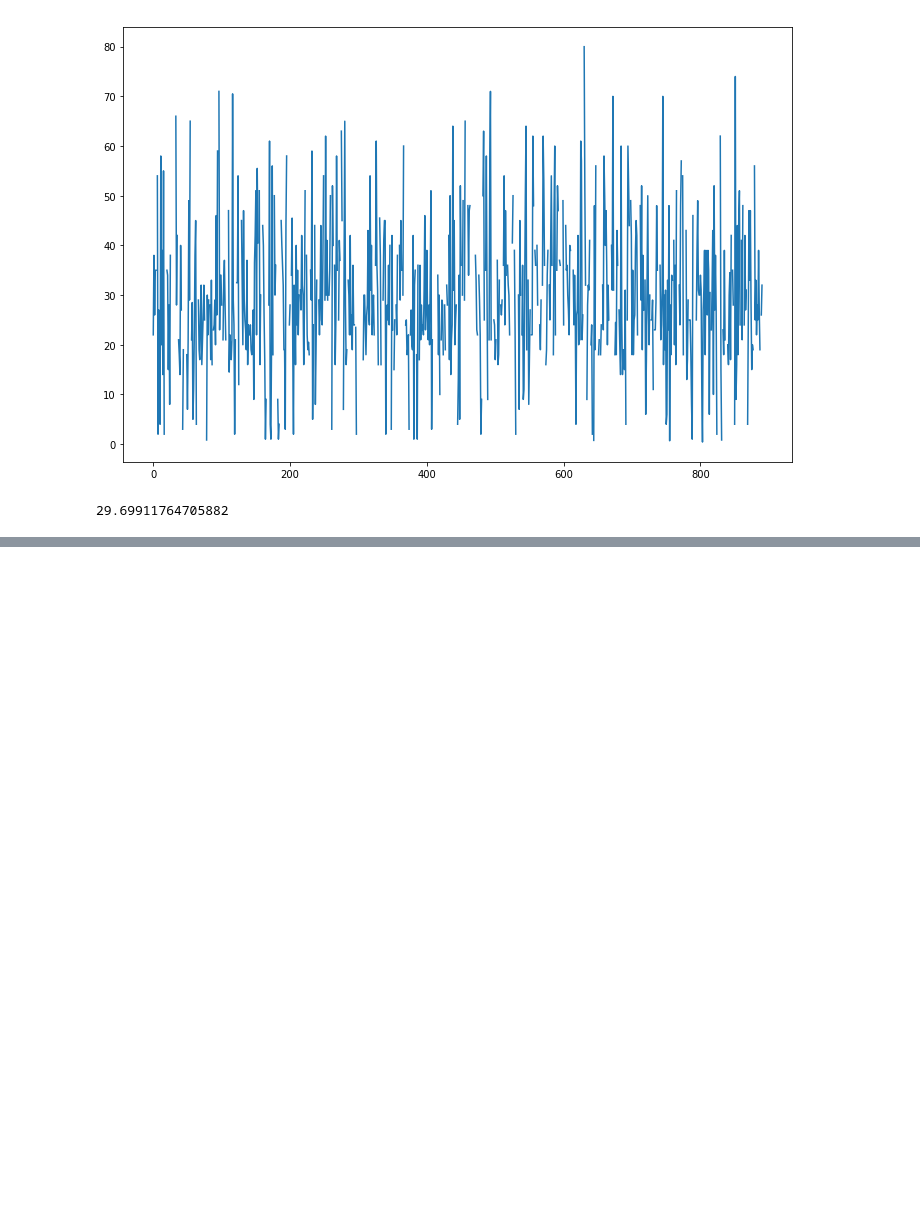
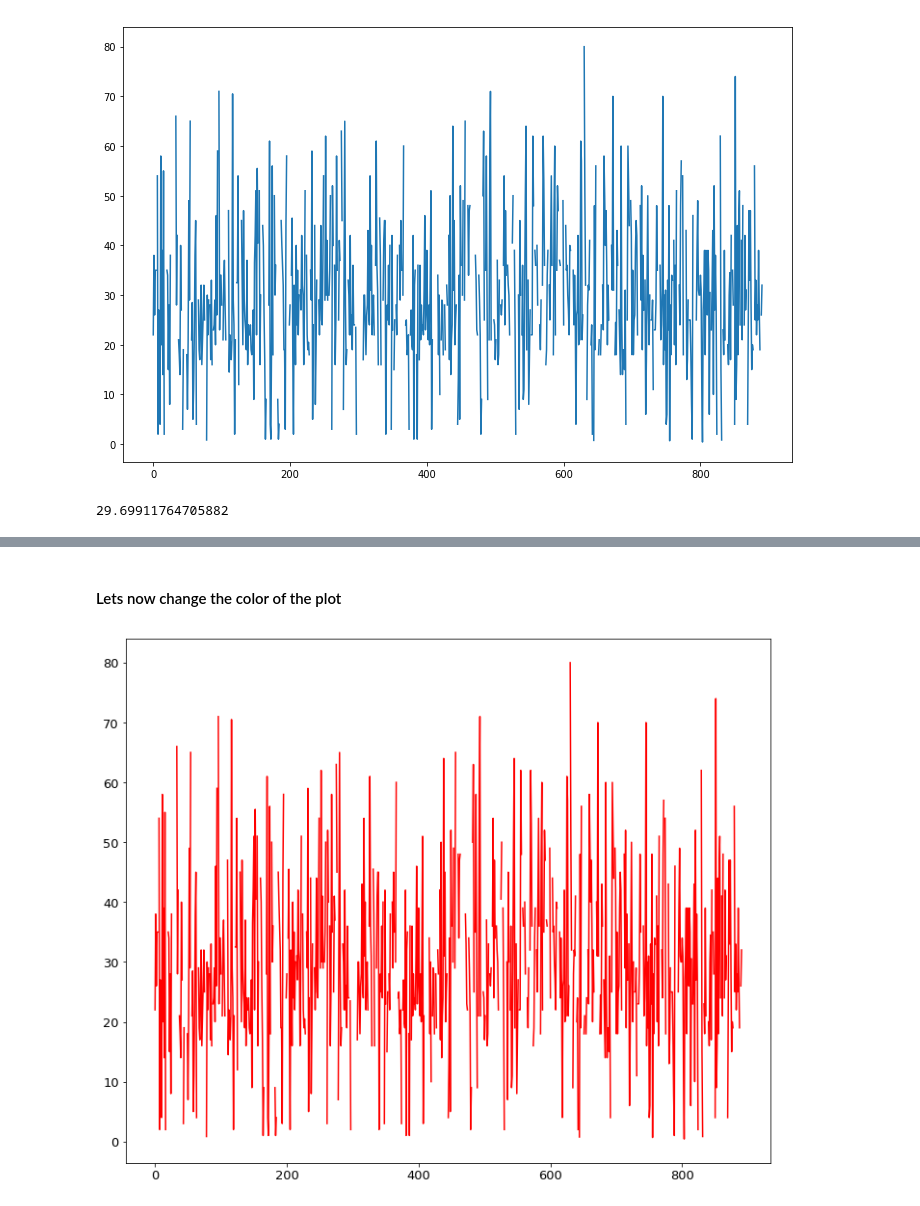
Before and after one commit to biv-neupane7/Pandas_practice, a Jupyter notebook: Visualization.ipynb, the cells around one changed output, grey strips where cells are left out. Cells and saved outputs as stored; diff of their text form; code cells hidden in the pictures; blank space fills up the shorter version.

```diff
--- a/Visualization.ipynb
+++ b/Visualization.ipynb
@@ -55,0 +78,7 @@ titanic.age.mean()
+# %% [markdown]
+#### Lets now change the color of the plot
+# %%
+titanic.age.plot(figsize=(12,10), fontsize=13, color="red") # Instead of color and red, you can also write c and "r"
+plt.show()
+# %% [output]
+[figure, added]
```
Also changed, not shown: parts of 24 cells of this notebook.
